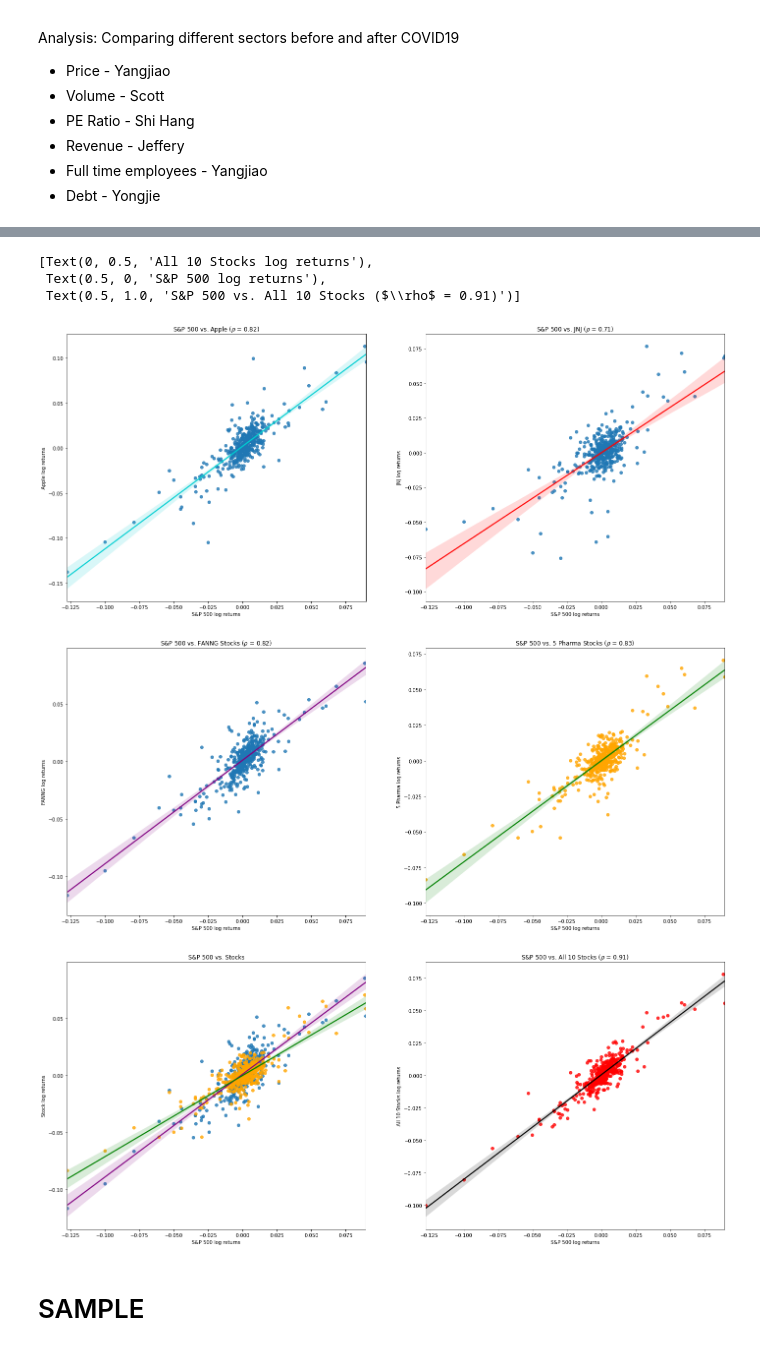
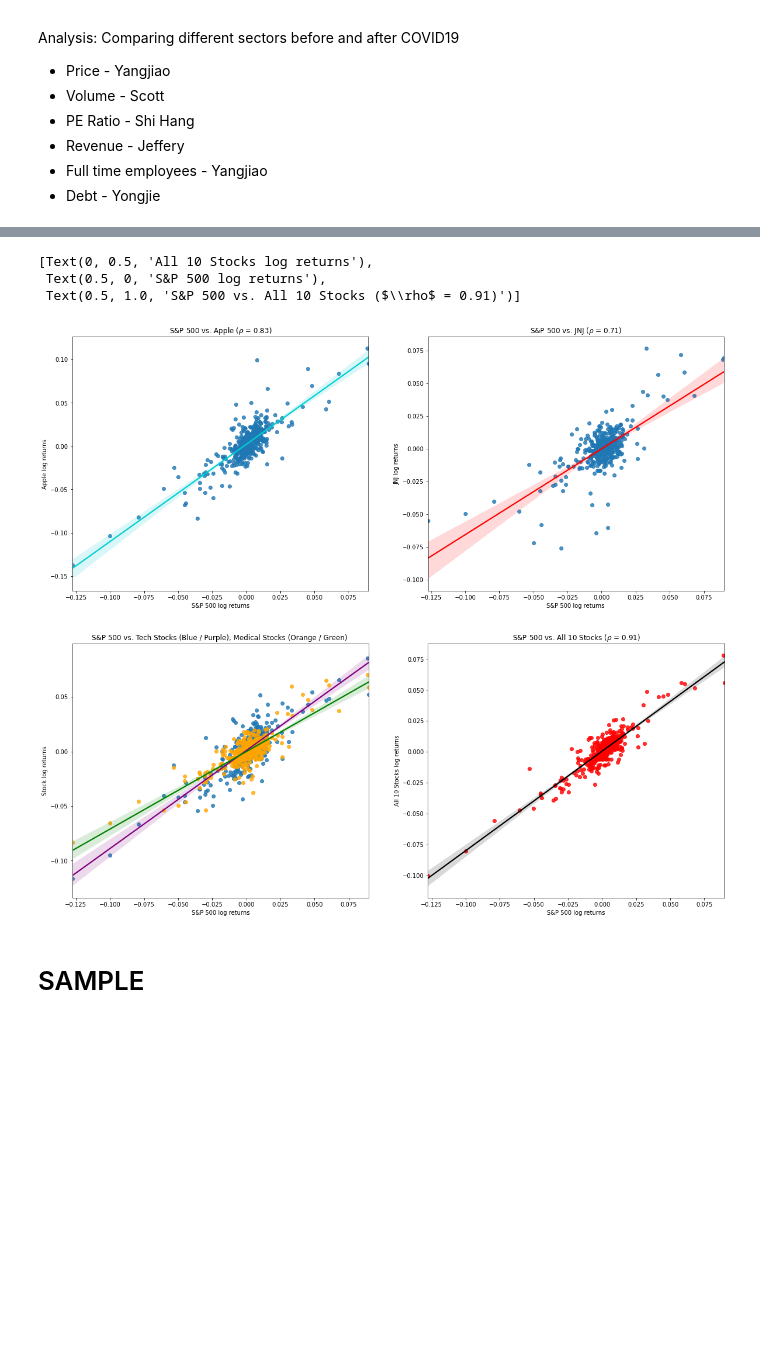
Before and after one commit to gnahihs/IE5600, a Jupyter notebook: Group_Project_1.ipynb, the cells around one changed output, grey strips where cells are left out. Cells and saved outputs as stored; diff of their text form; code cells hidden in the pictures; blank space fills up the shorter version.

```diff
--- a/Group_Project_1.ipynb
+++ b/Group_Project_1.ipynb
@@ -506,14 +659,5 @@ plt.legend(['5 Medical Stocks', 'FAANG Stocks' ,'All 10 Stocks'])
 # %%
-#start of the correlation graph
-df = yf.download(['^GSPC', 'AAPL', 'FB','AMZN','GOOG','NFLX','NVS','ABT','PFE','MRK','JNJ'],
-                 start=start,
-                 end=end,
-                 progress=False)
-
-df = df[['Adj Close']]
-df.columns = df.columns.droplevel(0)
-df = df.rename(columns={'^GSPC': 'sp500'})
-
+#FOR SLIDE
 #Apple stock example
 
 df['index_rtn'] = np.log(df.sp500 / df.sp500.shift(1))
@@ -522,13 +666,11 @@ df.dropna(how='any', axis=0, inplace=True)
 
 corr_coeff = df.index_rtn.corr(df.share_rtn)
 
-fig, ax = plt.subplots(1, 2, figsize=(24, 10))
+fig, ax = plt.subplots(1, 2, figsize=(20, 8))
 
 ax[0] = sns.regplot(ax = ax[0], x='index_rtn', y='share_rtn', data=df,
                  line_kws={'color': 'darkturquoise'})
-ax[0].set(title=f'S&P 500 vs. Apple ($\\rho$ = {corr_coeff:.2f})',
-       ylabel='Apple log returns',
-       xlabel='S&P 500 log returns')
+ax[0].set(title=f'S&P 500 vs. Apple ($\\rho$ = {corr_coeff:.2f})',ylabel='Apple log returns',xlabel='S&P 500 log returns')
 
 #JNJ stock example
 
@@ -540,42 +682,7 @@ corr_coeff = df.index_rtn.corr(df.share_rtn)
 
 ax[1] = sns.regplot(ax = ax[1], x='index_rtn', y='share_rtn', data=df,
                  line_kws={'color': 'red'})
-ax[1].set(title=f'S&P 500 vs. JNJ ($\\rho$ = {corr_coeff:.2f})',
-       ylabel='JNJ log returns',
-       xlabel='S&P 500 log returns')
-
-
-#5 FAANG stock example
-#'AAPL', 'FB','AMZN','GOOG','NFLX'
-
-df['index_rtn'] = np.log(df.sp500 / df.sp500.shift(1))
-df['share_rtn'] = np.log(df.AAPL / df.AAPL.shift(1))*0.2 + np.log(df.FB / df.FB.shift(1))*0.2 + np.log(df.AMZN / df.AMZN.shift(1))*0.2 + np.log(df.GOOG / df.GOOG.shift(1))*0.2 + np.log(df.NFLX / df.NFLX.shift(1))*0.2
-df.dropna(how='any', axis=0, inplace=True)
-
-corr_coeff = df.index_rtn.corr(df.share_rtn)
-
-fig, ax = plt.subplots(1, 2, figsize=(24, 10))
-
-ax[0] = sns.regplot(ax = ax[0], x='index_rtn', y='share_rtn', data=df,
-                 line_kws={'color': 'purple'})
-ax[0].set(title=f'S&P 500 vs. FANNG Stocks ($\\rho$ = {corr_coeff:.2f})',
-       ylabel='FANNG log returns',
-       xlabel='S&P 500 log returns')
-
-#NVS','ABT','PFE','MRK','JNJ'
-
-df['index_rtn'] = np.log(df.sp500 / df.sp500.shift(1))
-df['share_rtn'] = np.log(df.NVS / df.NVS.shift(1))*0.2 + np.log(df.ABT / df.ABT.shift(1))*0.2 + np.log(df.PFE / df.PFE.shift(1))*0.2 + np.log(df.MRK / df.MRK.shift(1))*0.2 + np.log(df.JNJ / df.JNJ.shift(1))*0.2
-df.dropna(how='any', axis=0, inplace=True)
-
-corr_coeff = df.index_rtn.corr(df.share_rtn)
-
-ax[1] = sns.regplot(ax = ax[1], x='index_rtn', y='share_rtn', data=df,
-                 line_kws={'color': 'green'}, scatter_kws={"color": "orange"})
-ax[1].set(title=f'S&P 500 vs. 5 Pharma Stocks ($\\rho$ = {corr_coeff:.2f})',
-       ylabel='5 Pharma log returns',
-       xlabel='S&P 500 log returns')
-
+ax[1].set(title=f'S&P 500 vs. JNJ ($\\rho$ = {corr_coeff:.2f})',ylabel='JNJ log returns',xlabel='S&P 500 log returns')
 
 
 #Combined Example from the 2nd row graphs
@@ -586,46 +693,38 @@ df.dropna(how='any', axis=0, inplace=True)
 
 corr_coeff = df.index_rtn.corr(df.share_rtn)
 
-fig, ax = plt.subplots(1, 2, figsize=(24, 10))
+fig, ax = plt.subplots(1, 2, figsize=(20, 8))
 
 ax[0] = sns.regplot(ax = ax[0], x='index_rtn', y='share_rtn', data=df,
                  line_kws={'color': 'purple'})
-ax[0].set(title=f'S&P 500 vs. Stocks',
-       ylabel='Stock log returns',
-       xlabel='S&P 500 log returns')
 
 df['index_rtn'] = np.log(df.sp500 / df.sp500.shift(1))
 df['share_rtn'] = np.log(df.NVS / df.NVS.shift(1))*0.2 + np.log(df.ABT / df.ABT.shift(1))*0.2 + np.log(df.PFE / df.PFE.shift(1))*0.2 + np.log(df.MRK / df.MRK.shift(1))*0.2 + np.log(df.JNJ / df.JNJ.shift(1))*0.2
 df.dropna(how='any', axis=0, inplace=True)
 
 corr_coeff = df.index_rtn.corr(df.share_rtn)
 
 ax[0] = sns.regplot(ax = ax[0], x='index_rtn', y='share_rtn', data=df,
                  line_kws={'color': 'green'}, scatter_kws={"color": "orange"})
-ax[0].set(title=f'S&P 500 vs. Stocks',
-       ylabel='Stock log returns',
-       xlabel='S&P 500 log returns')
+ax[0].set(title=f'S&P 500 vs. Tech Stocks (Blue / Purple), Medical Stocks (Orange / Green) ',ylabel='Stock log returns',xlabel='S&P 500 log returns')
 
 #All stocks combined
 
 df['index_rtn'] = np.log(df.sp500 / df.sp500.shift(1))
 df['share_rtn'] = np.log(df.AAPL / df.AAPL.shift(1))*0.1 + np.log(df.FB / df.FB.shift(1))*0.1 + np.log(df.AMZN / df.AMZN.shift(1))*0.1 + np.log(df.GOOG / df.GOOG.shift(1))*0.1 + np.log(df.NFLX / df.NFLX.shift(1))*0.1 + np.log(df.NVS / df.NVS.shift(1))*0.1 + np.log(df.ABT / df.ABT.shift(1))*0.1 + np.log(df.PFE / df.PFE.shift(1))*0.1 + np.log(df.MRK / df.MRK.shift(1))*0.1 + np.log(df.JNJ / df.JNJ.shift(1))*0.1
 df.dropna(how='any', axis=0, inplace=True)
 
 corr_coeff = df.index_rtn.corr(df.share_rtn)
 
 ax[1] = sns.regplot(ax = ax[1], x='index_rtn', y='share_rtn', data=df,
                  line_kws={'color': 'black'}, scatter_kws={"color": "red"})
-ax[1].set(title=f'S&P 500 vs. All 10 Stocks ($\\rho$ = {corr_coeff:.2f})',
-       ylabel='All 10 Stocks log returns',
-       xlabel='S&P 500 log returns')
+ax[1].set(title=f'S&P 500 vs. All 10 Stocks ($\\rho$ = {corr_coeff:.2f})',ylabel='All 10 Stocks log returns', xlabel='S&P 500 log returns')
 # %% [output]
 [Text(0, 0.5, 'All 10 Stocks log returns'),
  Text(0.5, 0, 'S&P 500 log returns'),
  Text(0.5, 1.0, 'S&P 500 vs. All 10 Stocks ($\\rho$ = 0.91)')]
-[figure, old version]
+[figure, new version]
-[figure, old version]
+[figure, new version]
-[figure, removed]
 # %% [markdown]
 # SAMPLE
 # %%
```
Also changed, not shown: parts of 50 cells of this notebook.
